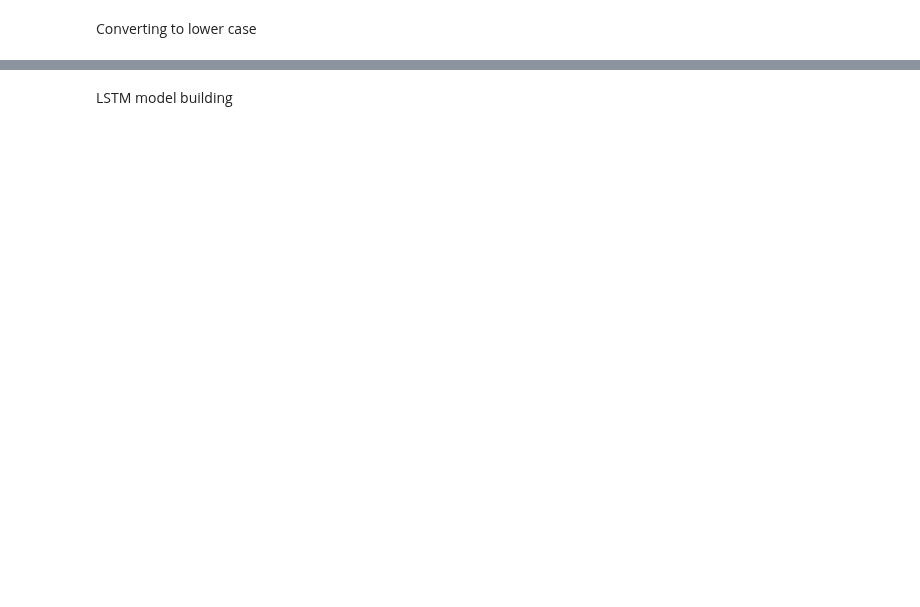
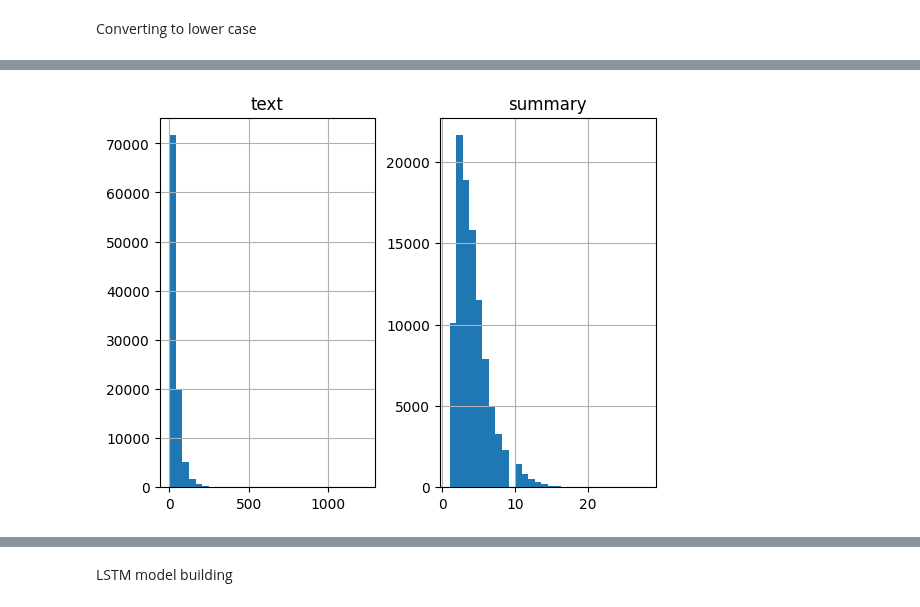
Before and after one commit to Angel-dash/Abstractive-Text-Summarization, a Jupyter notebook: DL.ipynb, the cells around one changed output, grey strips where cells are left out. Saved outputs shown, nothing was run; the diff lists cells and outputs as text; code cells hidden in the pictures; blank space fills up the shorter version.

```diff
--- a/DL.ipynb
+++ b/DL.ipynb
@@ -51,5 +49,5 @@ data_train=pd.read_csv('/content/cnn_dailymail/train.csv')
 Data preprocessing
 # %%
 #data = pd.concat([data_train, data_test, data_validation ])
-df = data_train
+df = data
 # %%
@@ -200,7 +248,7 @@ def text_cleaner(text,num):
 # %%
 #call the function
 cleaned_text = []
-for t in df['article']:
+for t in df['Text']:
     cleaned_text.append(text_cleaner(t,0))
 # %%
 cleaned_text[:5]
@@ -207,9 +261,9 @@ cleaned_text[:5]
 # %%
-df['highlights'] = df['highlights'].astype(str)
+df['Summary'] = df['Summary'].astype(str)
 # %%
 #call the function
 cleaned_summary = []
-for t in df['highlights']:
+for t in df['Summary']:
     cleaned_summary.append(text_cleaner(t,1))
 # %%
 cleaned_summary[:10]
@@ -239 +306,21 @@ plt.show()
+# %%
+
+import matplotlib.pyplot as plt
+
+text_word_count = []
+summary_word_count = []
+
+# populate the lists with sentence lengths
+for i in df['cleaned_text']:
+      text_word_count.append(len(i.split()))
+
+for i in df['cleaned_summary']:
+      summary_word_count.append(len(i.split()))
+
+length_df = pd.DataFrame({'text':text_word_count, 'summary':summary_word_count})
+
+length_df.hist(bins = 30)
+plt.show()
+# %% [output]
+[figure, added]
 # %%
```
Also changed, not shown: parts of 42 cells of this notebook.
